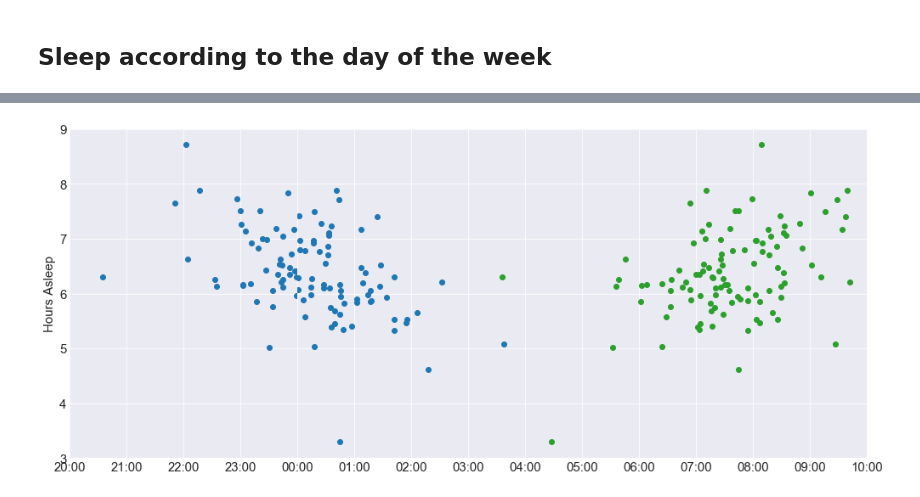
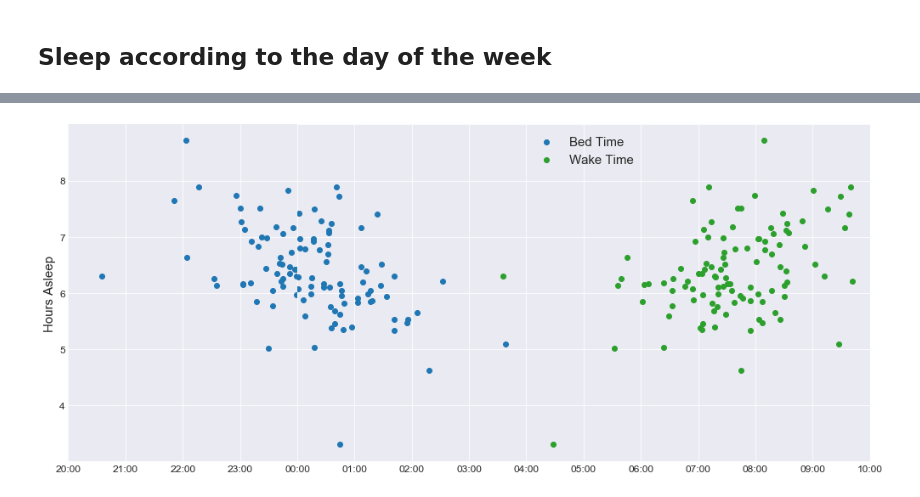
Before and after one commit to kadamkaustubh/Sleep-Analysis, a Jupyter notebook: Sleepstudy.ipynb, the cells around one changed output, grey strips where cells are left out. Saved outputs shown, nothing was run; the diff lists cells and outputs as text; code cells hidden in the pictures.

```diff
--- a/Sleepstudy.ipynb
+++ b/Sleepstudy.ipynb
@@ -99,29 +99,31 @@ plt.savefig('daysleep.png', bbox_inches='tight')
 # %%
 f=plt.figure(figsize=(14,6))
 sns.set_style("darkgrid")
 gs = gridspec.GridSpec(1,2,wspace=0.0, width_ratios=[4, 10])
 ax= plt.subplot(gs[0,0])
-ax.scatter(list(sleep['Sleep Time']),sleep['Minutes Asleep']/60,color='tab:blue')
+ax.scatter(list(sleep['Sleep Time']),sleep['Minutes Asleep']/60,color='tab:blue',label='Bed Time')
 ax.set_xlim([dt.time(20, 0), dt.time(23,59,59)])
 ax.set_xticks([dt.time.strftime(dt.time(i, 0),'%H:%M') for i in range(20,24)])
 ax.set_xticklabels([dt.time.strftime(dt.time(i, 0),'%H:%M') for i in range(20,24)])
-ax.tick_params(axis='both', which='major', labelsize=15)
+ax.tick_params(axis='both', which='major', labelsize=12)
 ax.set_ylim([3,9])
+ax.set_yticks(range(4,9))
 plt.xlabel('')
 ax.set_ylabel('Hours Asleep', fontsize=15)
 ax2=plt.subplot(gs[0,1])
-ax2.scatter(list(sleep['Sleep Time']),sleep['Minutes Asleep']/60,color='tab:blue')
-ax2.scatter(list(sleep['Wake Time']),sleep['Minutes Asleep']/60,color='tab:green')
+ax2.scatter(list(sleep['Sleep Time']),sleep['Minutes Asleep']/60,color='tab:blue',label='Bed Time')
+ax2.scatter(list(sleep['Wake Time']),sleep['Minutes Asleep']/60,color='tab:green',label='Wake Time')
 ax2.set_xlim([dt.time(0, 0), dt.time(10,0)])
 ax2.set_ylim([3,9])
 ax2.set_xticks([dt.time(i, 0) for i in range(11)])
 ax2.set_xticklabels([dt.time.strftime(dt.time(i, 0),'%H:%M') for i in range(11)])
 ax2.set_yticklabels([])
-ax2.tick_params(axis='both', which='major', labelsize=15)
+ax2.tick_params(axis='both', which='major', labelsize=12)
+plt.legend(loc='upper center',fontsize=15)
 plt.xlabel('')
 plt.tight_layout()
 plt.savefig('hoursawake.png', bbox_inches='tight')
 # %% [output]
-[figure, old version]
+[figure, new version]
 # %% [markdown]
 ## Bedtime and Waketime distribution
```
Also changed, not shown: parts of 16 cells of this notebook, 4 other files.
